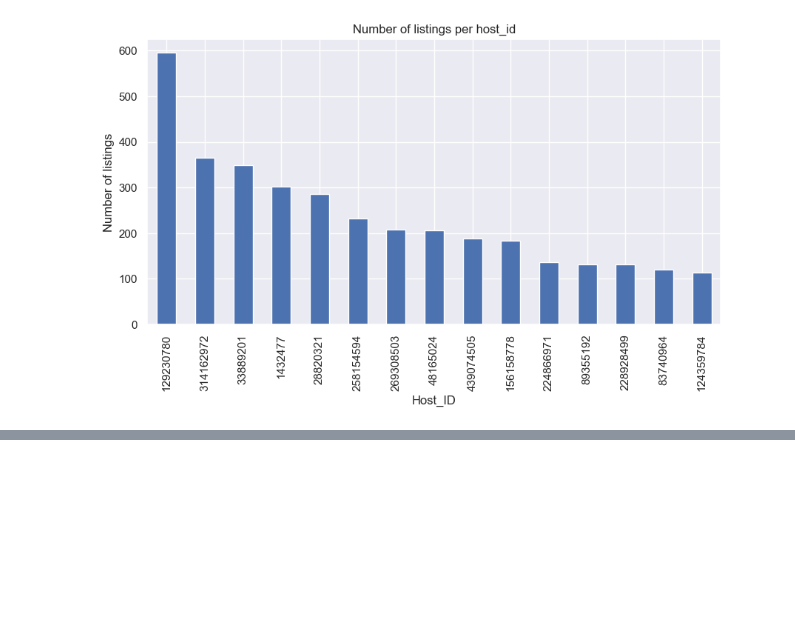
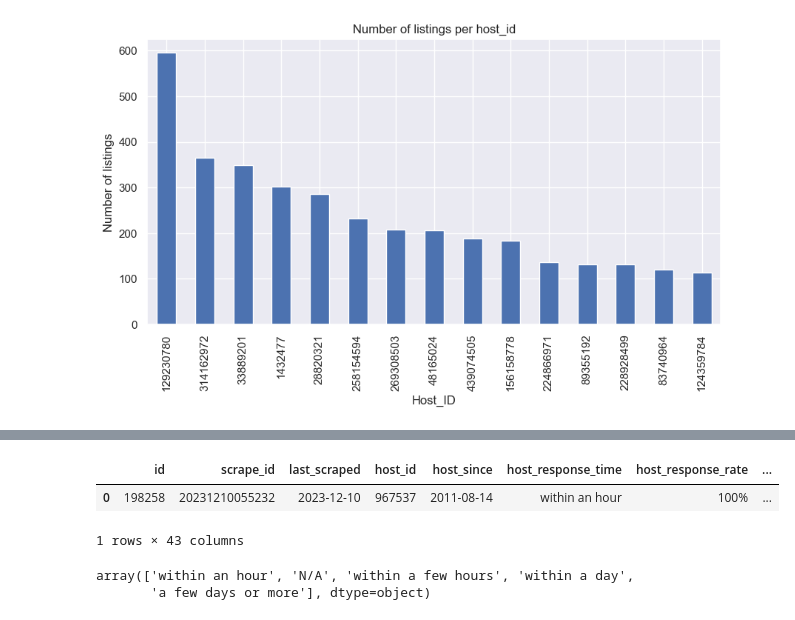
Before and after one commit to 18txm/inside-airbnb-vacancies, a Jupyter notebook: EDA Listing.ipynb, the cells around one changed output, grey strips where cells are left out. Drawn from its saved outputs; the diff is of its cells as text; code cells hidden in the pictures; blank space fills up the shorter version.

```diff
--- a/EDA Listing.ipynb
+++ b/EDA Listing.ipynb
@@ -235,0 +260,22 @@ sns.heatmap(c)
+# %%
+dfListings = dfListings[dfListings.number_of_reviews != 0]
+
+dfListings.head(1)
+# %% [output]
+|  | id | scrape_id | last_scraped | host_id | host_since | host_response_time | host_response_rate | ... |
+| 0 | 198258 | 20231210055232 | 2023-12-10 | 967537 | 2011-08-14 | within an hour | 100% | ... |
+1 rows × 43 columns
+# %%
+# Build unique mappings for certain categorical attributes
+label_encoder = preprocessing.LabelEncoder()
+
+# dfListings['host_response_time'] = label_encoder.fit_transform(dfListings['host_response_time'])
+
+dfListings['host_response_time'] = dfListings['host_response_time'].fillna('N/A')
+
+host_response_time_dict = {'within an hour': 4, 'N/A': 0, 'within a few hours': 3, 'within a day': 2, 'a few days or more': 1}
+
+dfListings.host_response_time.unique()
+# %% [output]
+array(['within an hour', 'N/A', 'within a few hours', 'within a day',
+       'a few days or more'], dtype=object)
```
Also changed, not shown: parts of 8 cells of this notebook.
